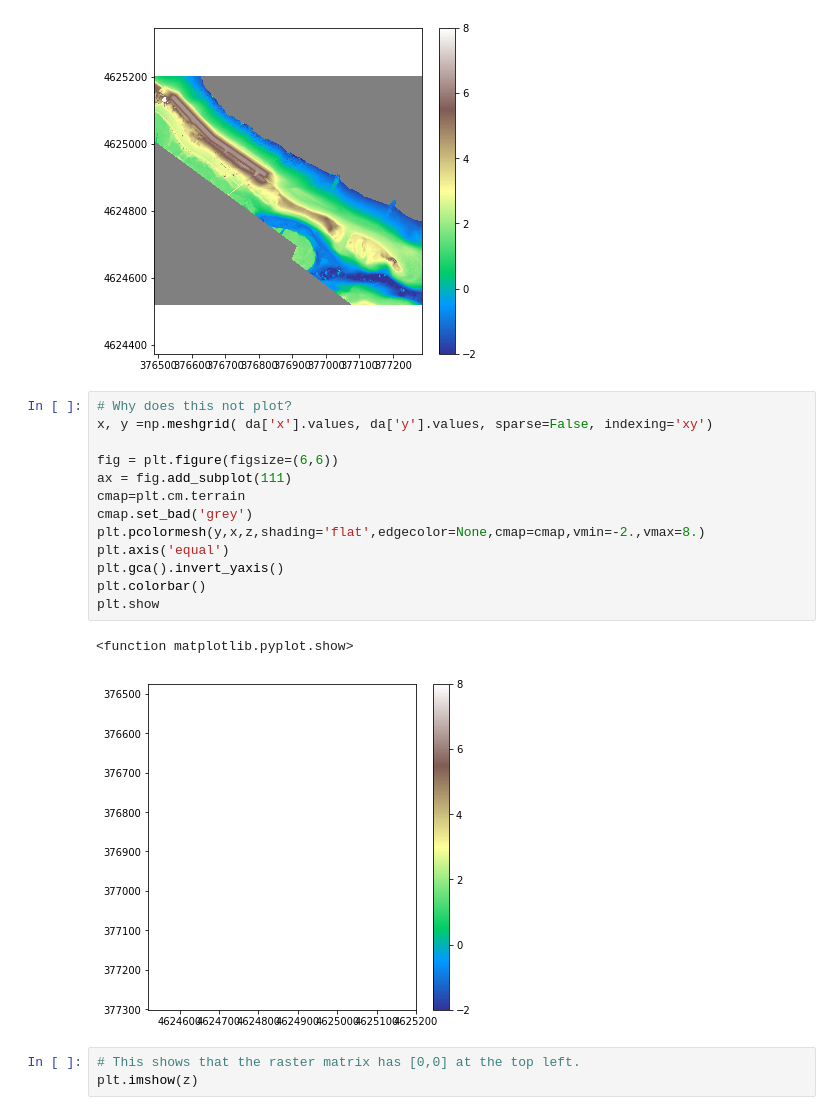
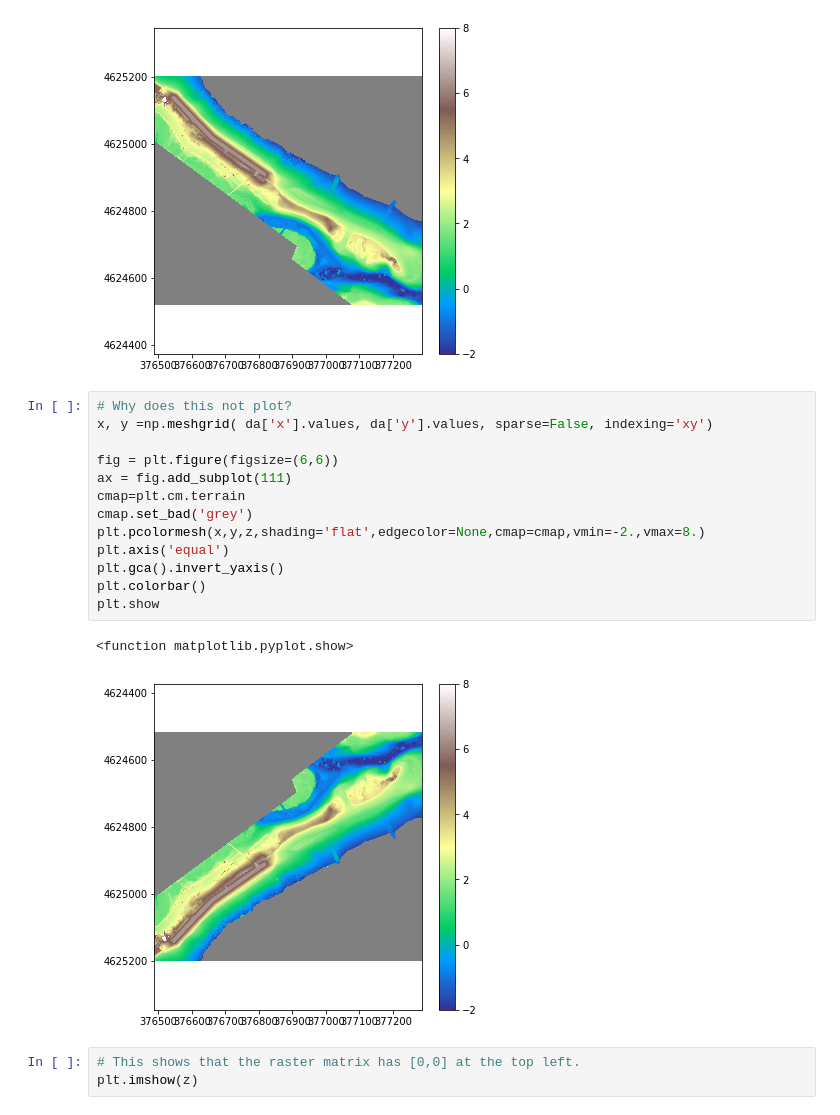
Before and after one commit to csherwood-usgs/Raster_calcs, a Jupyter notebook: test_buffer_elevation_maps.ipynb, the cells around one changed output. Saved outputs shown, nothing was run; the diff lists cells and outputs as text.

```diff
--- a/test_buffer_elevation_maps.ipynb
+++ b/test_buffer_elevation_maps.ipynb
@@ -80,19 +80,19 @@ plt.show
 # %%
 # Why does this not plot?
 x, y =np.meshgrid( da['x'].values, da['y'].values, sparse=False, indexing='xy')
 
 fig = plt.figure(figsize=(6,6))
 ax = fig.add_subplot(111)
 cmap=plt.cm.terrain
 cmap.set_bad('grey')
-plt.pcolormesh(y,x,z,shading='flat',edgecolor=None,cmap=cmap,vmin=-2.,vmax=8.)
+plt.pcolormesh(x,y,z,shading='flat',edgecolor=None,cmap=cmap,vmin=-2.,vmax=8.)
 plt.axis('equal')
 plt.gca().invert_yaxis()
 plt.colorbar()
 plt.show
 # %% [output]
 <function matplotlib.pyplot.show>
-[figure, old version]
+[figure, new version]
 # %%
 # This shows that the raster matrix has [0,0] at the top left.
 plt.imshow(z)
```
Also changed, not shown: parts of 1 cell of this notebook, 1 other file.
